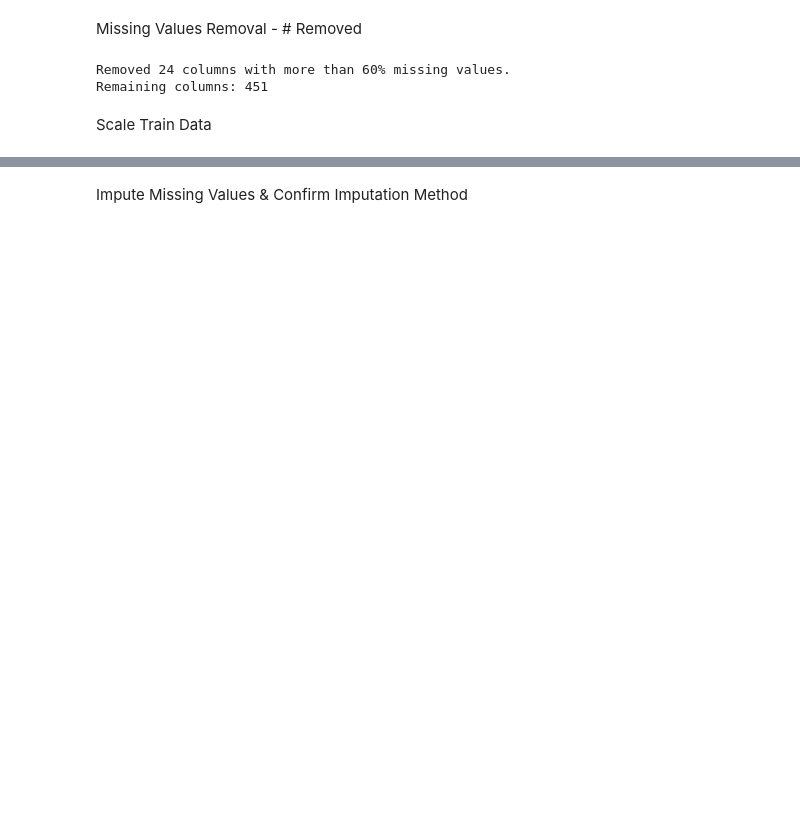
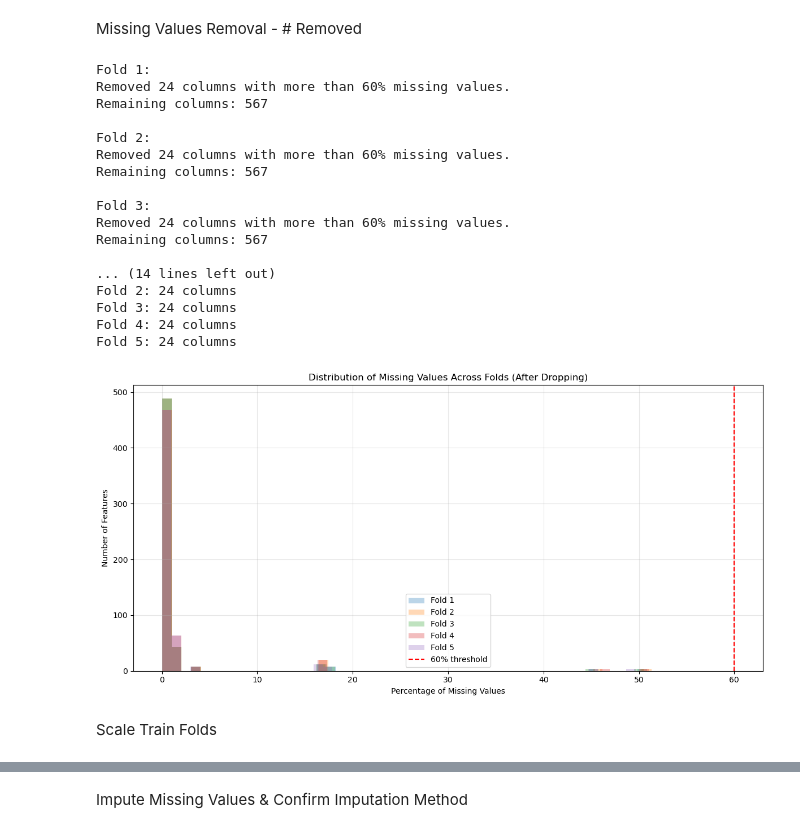
Before and after one commit to hugo-am/SECOM_HTWG2, a Jupyter notebook: SECOM Base.ipynb, the cells around one changed output, grey strips where cells are left out. Drawn from its saved outputs; the diff is of its cells as text; code cells hidden in the pictures; blank space fills up the shorter version.

```diff
--- a/SECOM Base.ipynb
+++ b/SECOM Base.ipynb
@@ -697,19 +810,78 @@ Remaining columns: 475
 # %% [markdown]
 Missing Values Removal - # Removed
 # %%
-# Identify columns with more than 60% missing values (change threshold per Tilo's comments from 60% to 65%)
-missing_counts_train = train_data.isna().sum()
-missing_percentage_train = (missing_counts_train / train_data.shape[0]) * 100  # 1567 rows
-columns_to_drop = missing_percentage_train[missing_percentage_train > 60].index
+# Initialize storage for fold information
+fold_missing_info = []
 
-# Drop these columns from the dataset
-train_data = train_data.drop(columns=columns_to_drop)
+# Process each fold
+for fold_idx, (train_idx, val_idx) in enumerate(fold_indices, 1):
+    train_fold = data.iloc[train_idx]
+    val_fold = data.iloc[val_idx]
 
-print(f"Removed {len(columns_to_drop)} columns with more than 60% missing values.")
-print(f"Remaining columns: {train_data.shape[1]}")
+    # Calculate missing percentages for training data
+    missing_counts = train_fold.isna().sum()
+    missing_percentage = (missing_counts / train_fold.shape[0]) * 100
+    columns_to_drop = missing_percentage[missing_percentage > 60].index
+
+    # Store information about dropped columns
+    fold_missing_info.append({
+        'fold': fold_idx,
+        'n_dropped': len(columns_to_drop),
+        'dropped_columns': list(columns_to_drop)
+    })
+
+    print(f"\nFold {fold_idx}:")
+    print(f"Removed {len(columns_to_drop)} columns with more than 60% missing values.")
+    print(f"Remaining columns: {train_fold.shape[1] - len(columns_to_drop)}")
+
+# Find common columns to drop across all folds
+all_dropped_sets = [set(info['dropped_columns']) for info in fold_missing_info]
+common_dropped = set.intersection(*all_dropped_sets)
+
+# Drop the common columns from the entire dataset
+data = data.drop(columns=common_dropped)
+
+print("\nFinal Summary:")
+print(f"Number of common columns with >60% missing values across all folds: {len(common_dropped)}")
+print(f"Dataset shape after dropping columns: {data.shape}")
+print("\nColumns dropped per fold:")
+for info in fold_missing_info:
+    print(f"Fold {info['fold']}: {info['n_dropped']} columns")
+
+# Visualize distribution of missing values after dropping
+plt.figure(figsize=(12, 6))
+for fold_idx, (train_idx, val_idx) in enumerate(fold_indices, 1):
+    train_fold = data.iloc[train_idx]
+    missing_percentage = (train_fold.isna().sum() / train_fold.shape[0]) * 100
+    plt.hist(missing_percentage, alpha=0.3, label=f'Fold {fold_idx}', bins=50)
+
+plt.axvline(x=60, color='r', linestyle='--', label='60% threshold')
+plt.xlabel('Percentage of Missing Values')
+plt.ylabel('Number of Features')
+plt.title('Distribution of Missing Values Across Folds (After Dropping)')
+plt.legend()
+plt.grid(True, alpha=0.3)
+plt.tight_layout()
+plt.show()
 # %% [output]
+Fold 1:
 Removed 24 columns with more than 60% missing values.
-Remaining columns: 451
+Remaining columns: 567
+
+Fold 2:
+Removed 24 columns with more than 60% missing values.
+Remaining columns: 567
+
+Fold 3:
+Removed 24 columns with more than 60% missing values.
+Remaining columns: 567
+
+... (14 lines left out)
+Fold 2: 24 columns
+Fold 3: 24 columns
+Fold 4: 24 columns
+Fold 5: 24 columns
+[figure, added]
 # %% [markdown]
-Scale Train Data
+Scale Train Folds
 # %%
```
Also changed, not shown: parts of 27 cells of this notebook.
